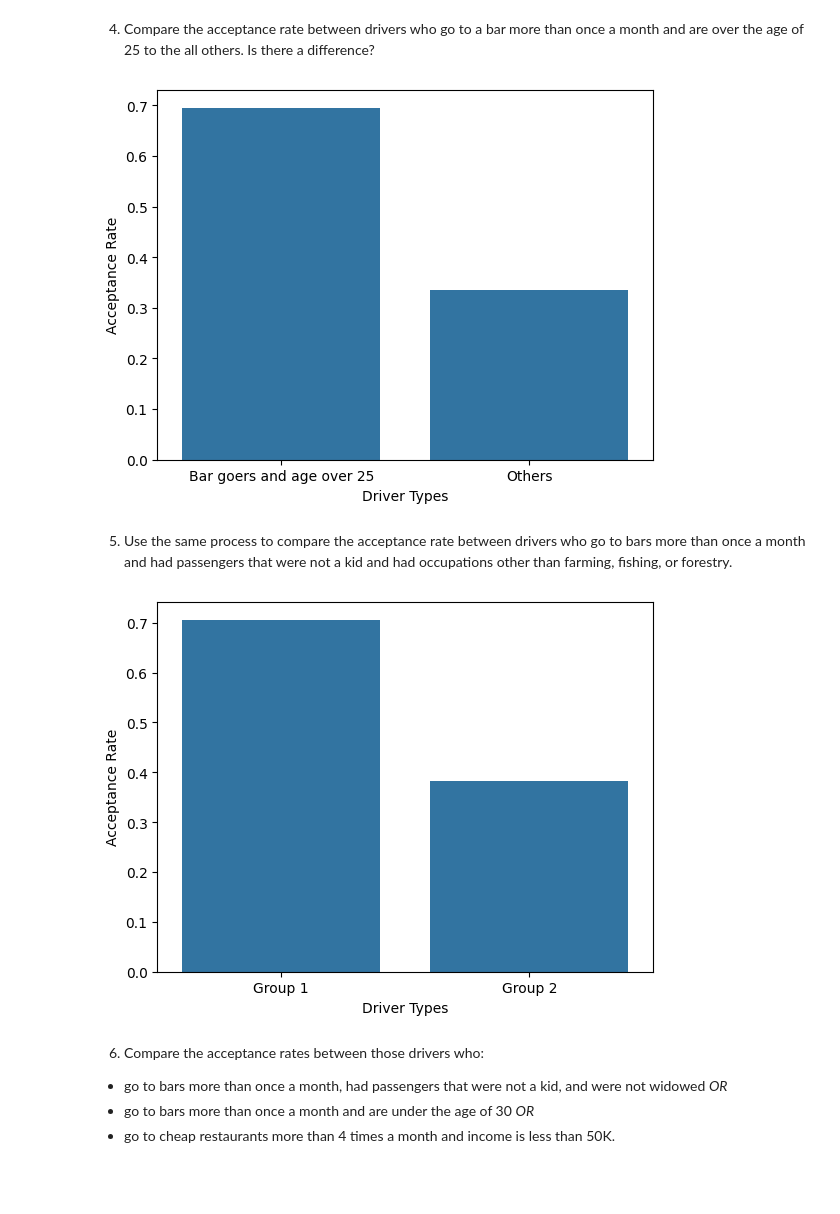
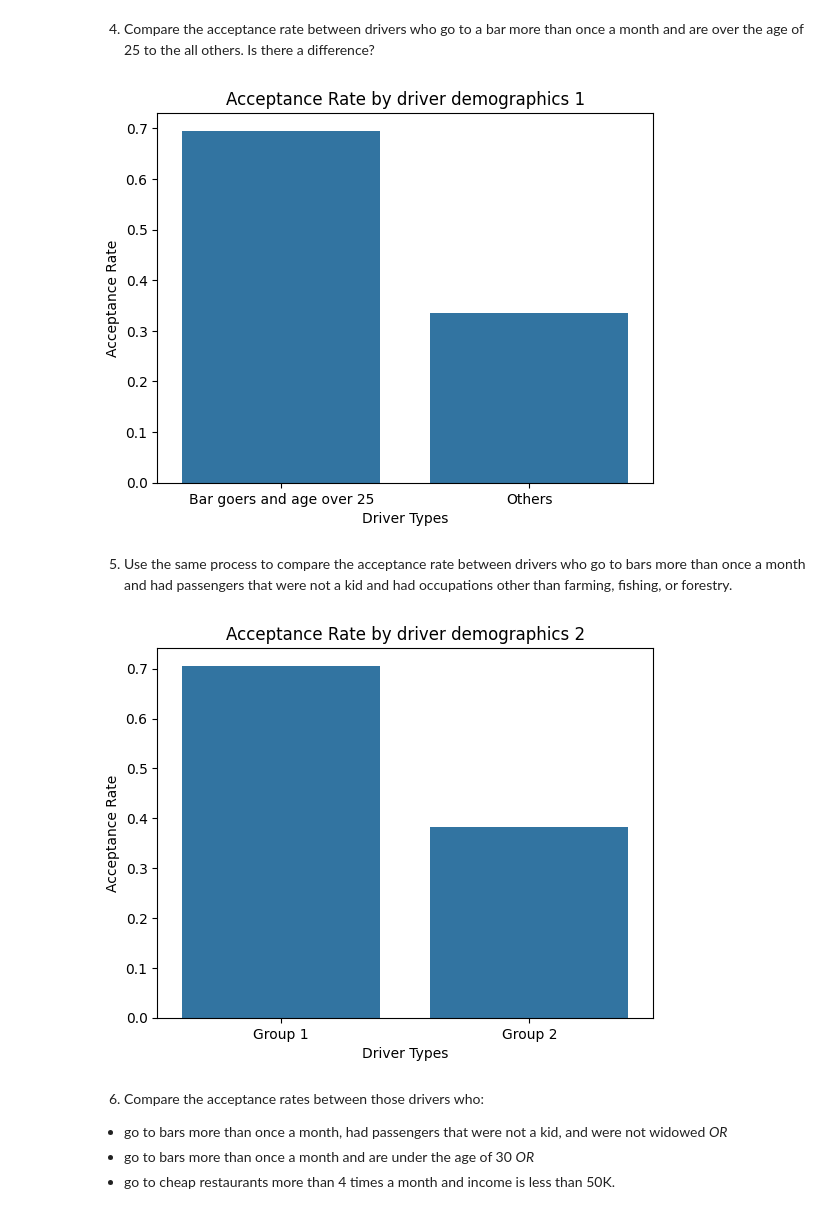
Before and after one commit to weirui828/coupons4drivers, a Jupyter notebook: coupon_analysis.ipynb, the cells around one changed output. Saved outputs shown, nothing was run; the diff lists cells and outputs as text; code cells hidden in the pictures; blank space fills up the shorter version.

```diff
--- a/coupon_analysis.ipynb
+++ b/coupon_analysis.ipynb
@@ -408,21 +399,22 @@ plt.show()
 # %%
 # Notice that age column is string.
 # We can convert them to numeric first to facilitate the filtering, but we also can do the following:
 bar_coupons_true_adults = bar_coupons.query('BarNo > 1 and age != "21" and age != "below21"')
 bar_coupons_true_adults_acceptance_rate = bar_coupons_true_adults['Y'].mean()
 bar_coupons_others = bar_coupons.drop(bar_coupons_true_adults.index)
 bar_coupons_others_acceptance_rate = bar_coupons_others['Y'].mean()
 
 bar_coupons_acceptance_rate_2 = pd.DataFrame({
     'Driver Types': ['Bar goers and age over 25', 'Others'],
     'Acceptance Rate': [bar_coupons_true_adults_acceptance_rate, bar_coupons_others_acceptance_rate]
 })
 sns.barplot(x='Driver Types', y='Acceptance Rate', data=bar_coupons_acceptance_rate_2)
+plt.title("Acceptance Rate by driver demographics 1")
 plt.show()
 # The plot shows a big difference in acceptance rate between the two groups.
 # The acceptance rate of bar goers and age over 25 is much higher than the other group.
 # %% [output]
-[figure, old version]
+[figure, new version]
 # %% [markdown]
 5. Use the same process to compare the acceptance rate between drivers who go to bars more than once a month and had passengers that were not a kid and had occupations other than farming, fishing, or forestry.
 # %%
@@ -436,11 +428,12 @@ bar_coupons_acceptance_rate_3 = pd.DataFrame({
     'Acceptance Rate': [bar_coupons_group_1_acceptance_rate, bar_coupons_group_2_acceptance_rate]
 })
 sns.barplot(x='Driver Types', y='Acceptance Rate', data=bar_coupons_acceptance_rate_3)
+plt.title("Acceptance Rate by driver demographics 2")
 plt.show()
 
 # This also shows a great different between the two groups
 # %% [output]
-[figure, old version]
+[figure, new version]
 # %% [markdown]
 6. Compare the acceptance rates between those drivers who:
 
```
Also changed, not shown: parts of 8 cells of this notebook, 1 other file.
